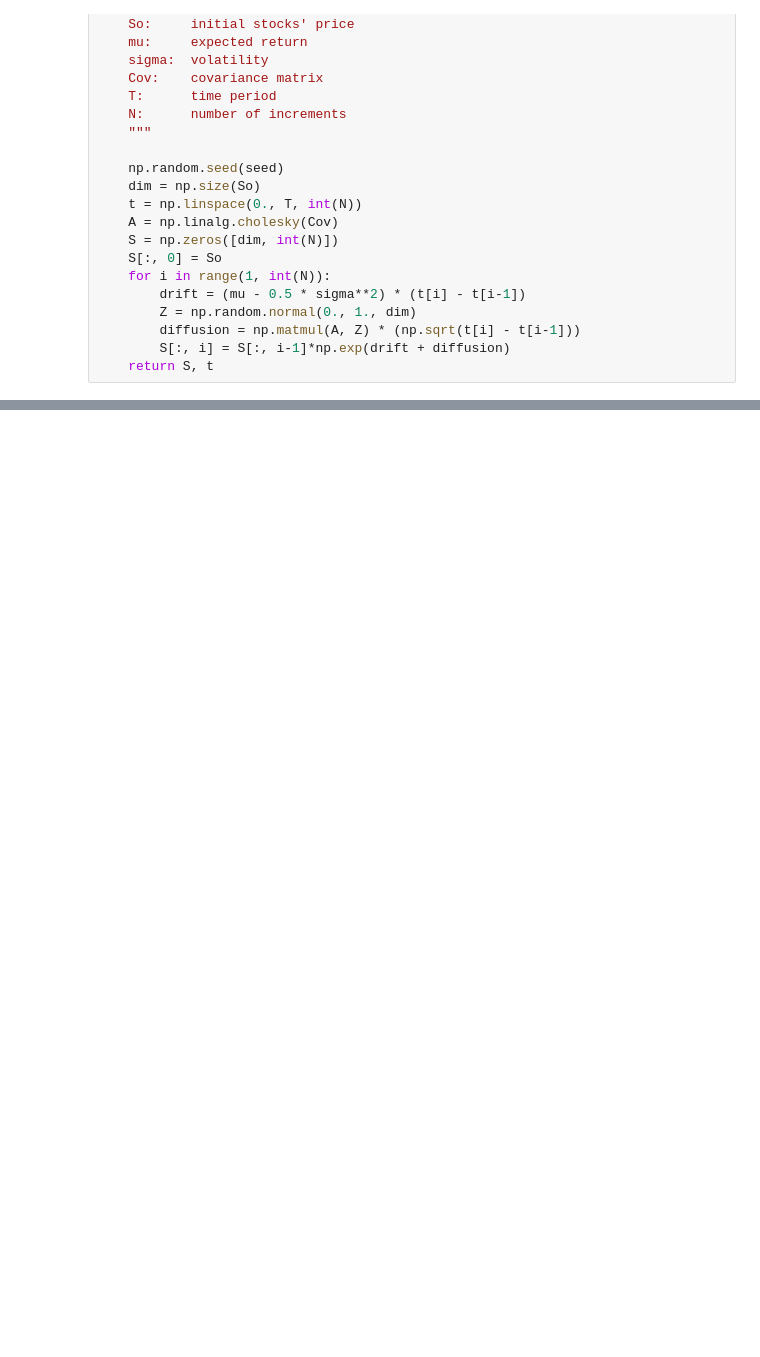
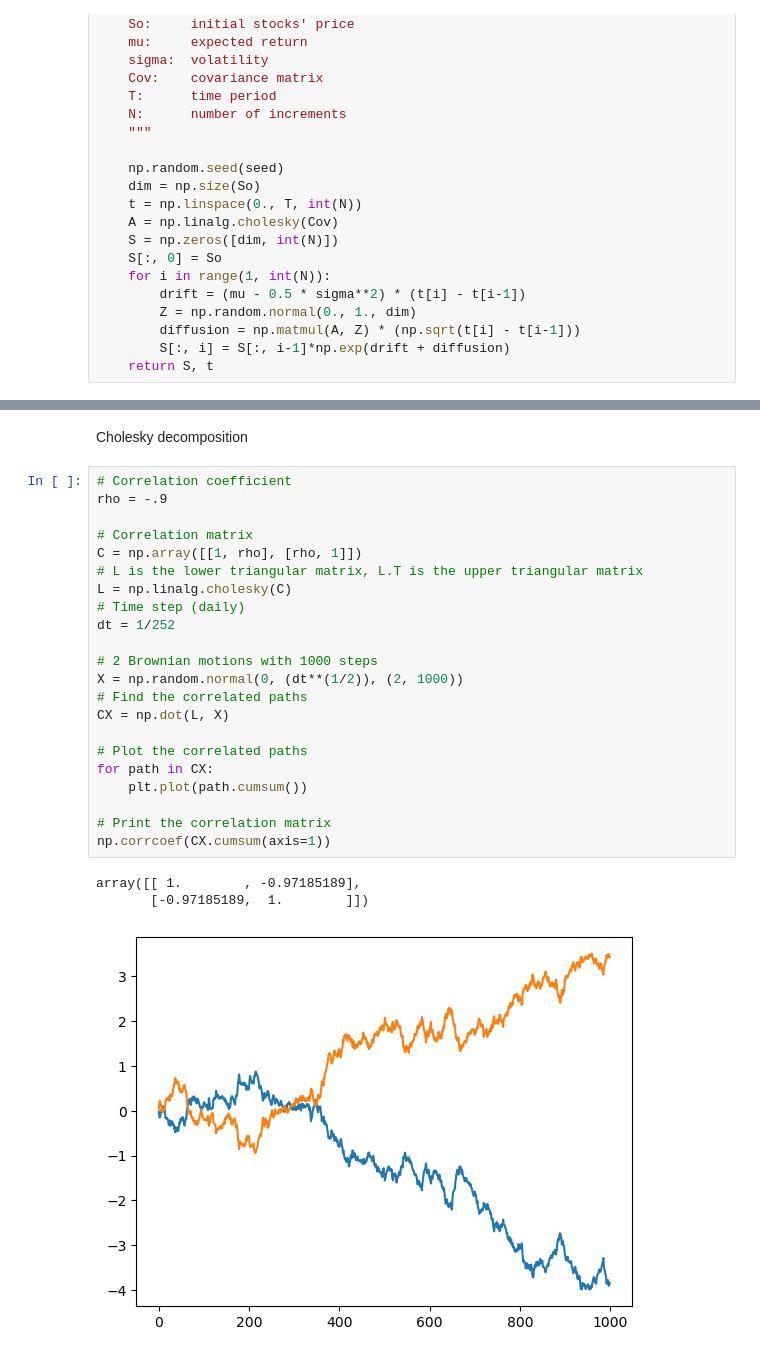
Before and after one commit to Merijn68/rl-alm, a Jupyter notebook: notebooks/Portfolio simulation using GBM.ipynb, the cells around one changed output, grey strips where cells are left out. Cells and saved outputs as stored; diff of their text form; blank space fills up the shorter version.

```diff
--- a/notebooks/Portfolio simulation using GBM.ipynb
+++ b/notebooks/Portfolio simulation using GBM.ipynb
@@ -96,0 +94,28 @@ plt.show()
+# %% [markdown]
+Cholesky decomposition
+# %%
+# Correlation coefficient
+rho = -.9
+
+# Correlation matrix
+C = np.array([[1, rho], [rho, 1]])
+# L is the lower triangular matrix, L.T is the upper triangular matrix
+L = np.linalg.cholesky(C)
+# Time step (daily)
+dt = 1/252
+
+# 2 Brownian motions with 1000 steps
+X = np.random.normal(0, (dt**(1/2)), (2, 1000))
+# Find the correlated paths
+CX = np.dot(L, X)
+
+# Plot the correlated paths
+for path in CX:
+    plt.plot(path.cumsum())
+
+# Print the correlation matrix
+np.corrcoef(CX.cumsum(axis=1))
+# %% [output]
+array([[ 1.        , -0.97185189],
+       [-0.97185189,  1.        ]])
+[figure, added]
```
Also changed, not shown: parts of 11 cells of this notebook, 21 other files.
